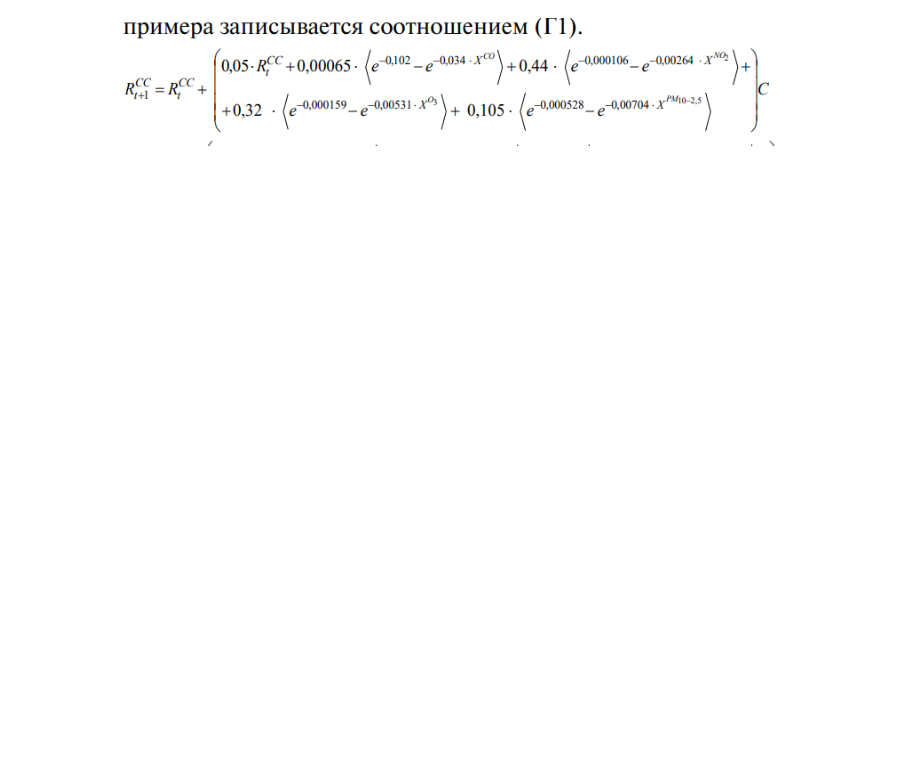
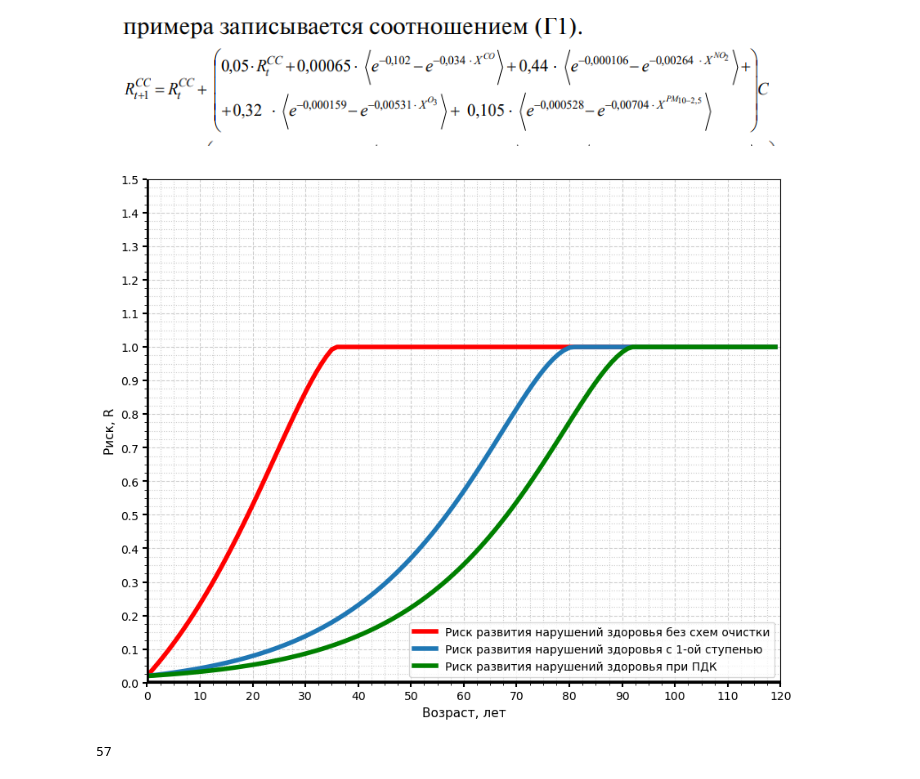
Before and after one commit to sugoma11/EvolutionaryModels, a Jupyter notebook: Эволюционная модель.ipynb, the cells around one changed output. Saved outputs shown, nothing was run; the diff lists cells and outputs as text; code cells hidden in the pictures; blank space fills up the shorter version.

```diff
--- a/Эволюционная модель.ipynb
+++ b/Эволюционная модель.ipynb
@@ -84,5 +188,51 @@ def get_risk_evolution(delta_r_func, a, c):
         R_i = R_i_next
 
     return clamp_probs(risk_values)
+# %%
+def get_true_risk(R):
+    risk_one, risk_two = np.array(R)
+    return 1 - ((1 - risk_one) * (1 - risk_two))
 # %%
-risks_test = get_delta_test()
+risks_true_no_step = get_true_risk([heart_risk_no_step, lung_risk_no_step])
+risks_true_one_step = get_true_risk([heart_risk_one_step, lung_risk_one_step])
+risks_true_two_step = get_true_risk([heart_risk_two_step, lung_risk_two_step])
+# %%
+fig, ax = plt.subplots(figsize=(10, 8))
+
+# Set axis ranges; by default this will put major ticks every 25.
+ax.set_xlim(0, 120)
+ax.set_ylim(0, 1.5)
+
+# Change major ticks to show every 20.
+ax.xaxis.set_major_locator(MultipleLocator(10))
+ax.yaxis.set_major_locator(MultipleLocator(0.1))
+
+# Change minor ticks to show every 5. (20/4 = 5)
+ax.xaxis.set_minor_locator(AutoMinorLocator(4))
+ax.yaxis.set_minor_locator(AutoMinorLocator(4))
+
+ax.plot(risks_true_no_step, label='Риск развития нарушений здоровья без схем очистки', linewidth=4, c='r')
+ax.plot(risks_true_one_step, label='Риск развития нарушений здоровья с 1-ой ступенью', linewidth=4)
+ax.plot(risks_true_two_step, label='Риск развития нарушений здоровья при ПДК', linewidth=4, c='g')
+
+ax.legend(loc='lower right')
+ax.set_xlabel('Возраст, лет')
+ax.set_ylabel('Риск, R')
+ax.xaxis.label.set_size(11)
+ax.yaxis.label.set_size(11)
+
+ax.axvline(0, linewidth=4, color='black')
+ax.axhline(0, linewidth=4, color='black')
+ax.yaxis.set_tick_params(width=1.5)
+ax.xaxis.set_tick_params(width=1.5)
+
+# Turn grid on for both major and minor ticks and style minor slightly
+# differently.
+ax.grid(which='major', color='#CCCCCC', linestyle='--')
+ax.grid(which='minor', color='#CCCCCC', linestyle=':')
+# %% [output]
+[figure, added]
+# %%
+92 - 35
+# %% [output]
+57
```
Also changed, not shown: parts of 22 cells of this notebook, 1 other file.
